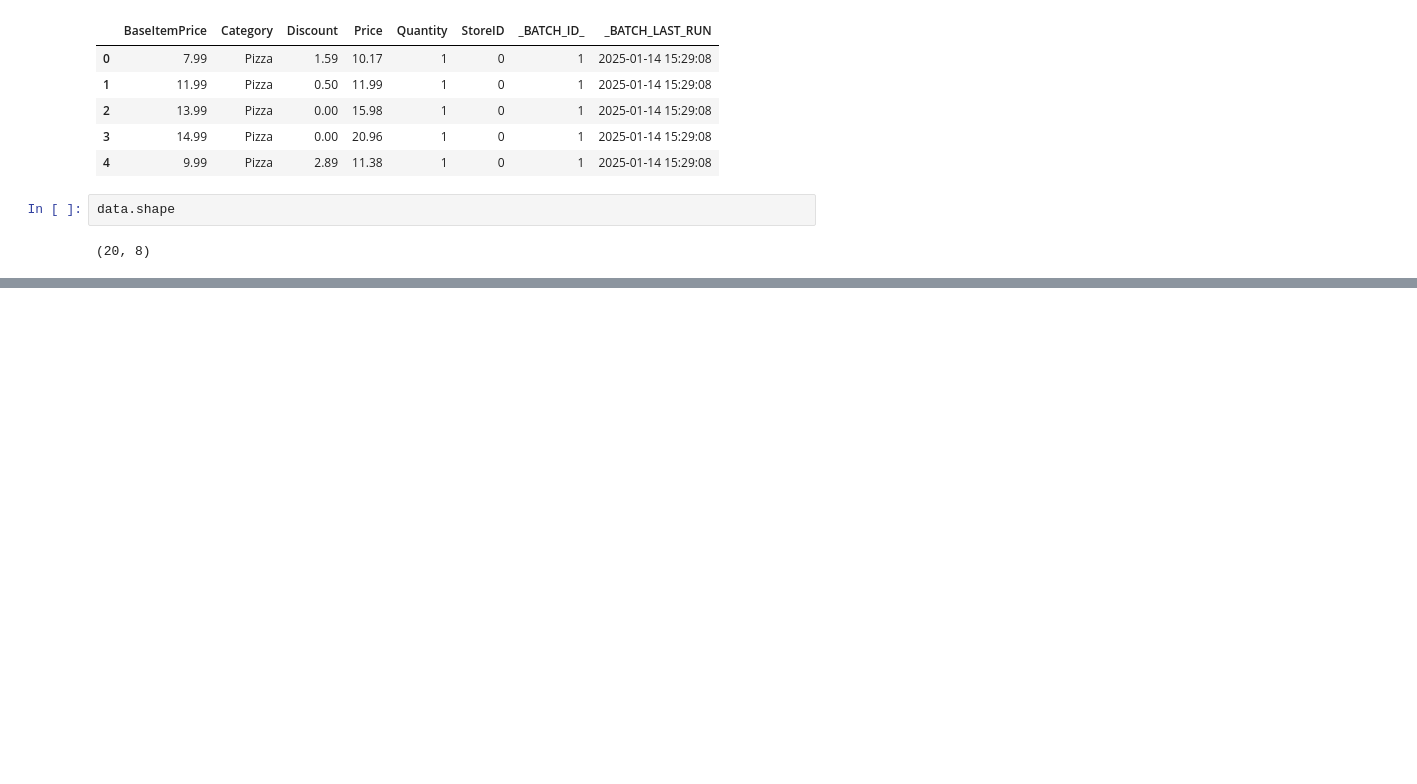
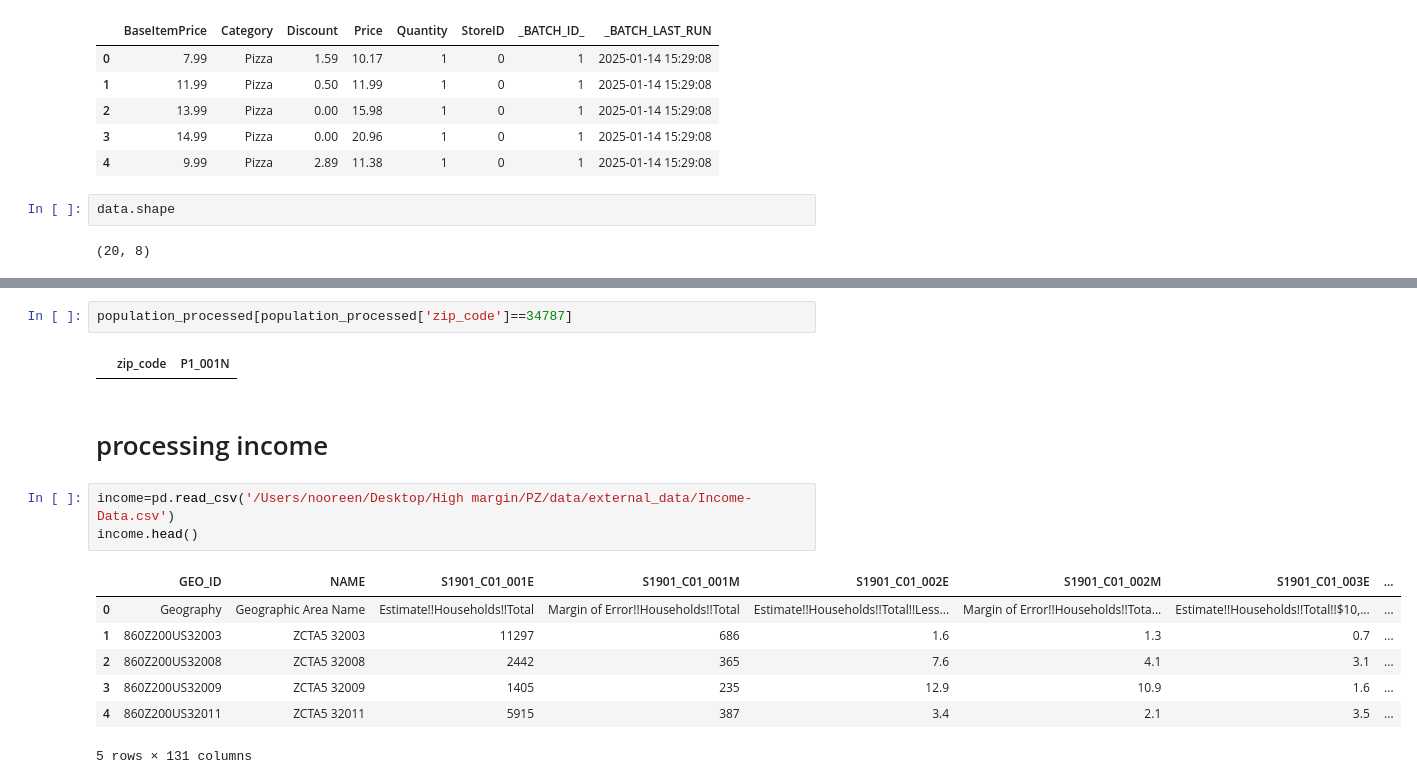
Before and after one commit to noor60/pipeline, a Jupyter notebook: PZ/notebooks/initial_checks.ipynb, the cells around one changed output, grey strips where cells are left out. Cells and saved outputs as stored; diff of their text form; blank space fills up the shorter version.

```diff
--- a/PZ/notebooks/initial_checks.ipynb
+++ b/PZ/notebooks/initial_checks.ipynb
@@ -17,0 +329,17 @@ data.shape
+# %%
+population_processed[population_processed['zip_code']==34787]
+# %% [output]
+|  | zip_code | P1_001N |
+# %% [markdown]
+# processing income
+# %%
+income=pd.read_csv('/Users/nooreen/Desktop/High margin/PZ/data/external_data/Income-Data.csv')
+income.head()
+# %% [output]
+|  | GEO_ID | NAME | S1901_C01_001E | S1901_C01_001M | S1901_C01_002E | S1901_C01_002M | S1901_C01_003E | ... |
+| 0 | Geography | Geographic Area Name | Estimate!!Households!!Total | Margin of Error!!Households!!Total | Estimate!!Households!!Total!!Less... | Margin of Error!!Households!!Tota... | Estimate!!Households!!Total!!$10,... | ... |
+| 1 | 860Z200US32003 | ZCTA5 32003 | 11297 | 686 | 1.6 | 1.3 | 0.7 | ... |
+| 2 | 860Z200US32008 | ZCTA5 32008 | 2442 | 365 | 7.6 | 4.1 | 3.1 | ... |
+| 3 | 860Z200US32009 | ZCTA5 32009 | 1405 | 235 | 12.9 | 10.9 | 1.6 | ... |
+| 4 | 860Z200US32011 | ZCTA5 32011 | 5915 | 387 | 3.4 | 2.1 | 3.5 | ... |
+5 rows × 131 columns
```
Also changed, not shown: parts of 49 cells of this notebook, 33 other files.
